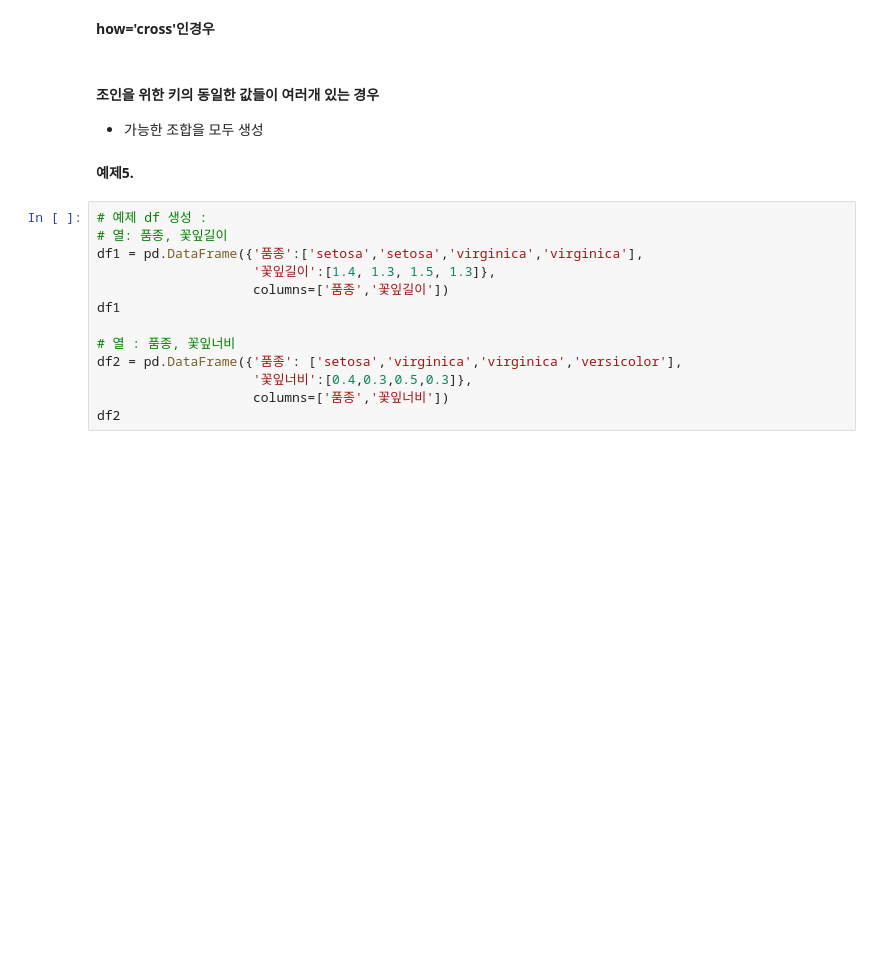
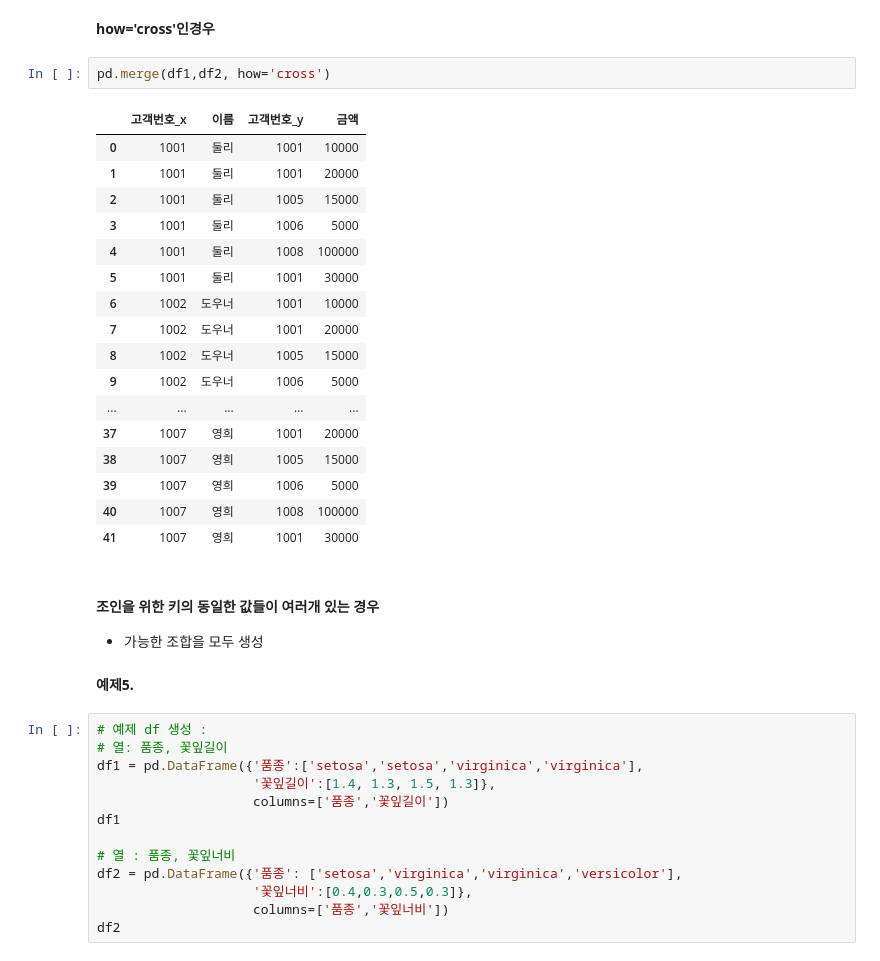
Before and after one commit to rlfgus0821/-HTML-, a Jupyter notebook: 05_pandas/pandas_07_데이터합치기.ipynb, the cells around one changed output. Cells and saved outputs as stored; diff of their text form; blank space fills up the shorter version.

```diff
--- a/05_pandas/pandas_07_데이터합치기.ipynb
+++ b/05_pandas/pandas_07_데이터합치기.ipynb
@@ -239,5 +482,25 @@ pd.merge(df1, df2, how='left')
 # %% [markdown]
 **how='cross'인경우**
+# %%
+pd.merge(df1,df2, how='cross')
+# %% [output]
+|  | 고객번호_x | 이름 | 고객번호_y | 금액 |
+| 0 | 1001 | 둘리 | 1001 | 10000 |
+| 1 | 1001 | 둘리 | 1001 | 20000 |
+| 2 | 1001 | 둘리 | 1005 | 15000 |
+| 3 | 1001 | 둘리 | 1006 | 5000 |
+| 4 | 1001 | 둘리 | 1008 | 100000 |
+| 5 | 1001 | 둘리 | 1001 | 30000 |
+| 6 | 1002 | 도우너 | 1001 | 10000 |
+| 7 | 1002 | 도우너 | 1001 | 20000 |
+| 8 | 1002 | 도우너 | 1005 | 15000 |
+| 9 | 1002 | 도우너 | 1006 | 5000 |
+| ... | ... | ... | ... | ... |
+| 37 | 1007 | 영희 | 1001 | 20000 |
+| 38 | 1007 | 영희 | 1005 | 15000 |
+| 39 | 1007 | 영희 | 1006 | 5000 |
+| 40 | 1007 | 영희 | 1008 | 100000 |
+| 41 | 1007 | 영희 | 1001 | 30000 |
 # %% [markdown]
 #### 조인을 위한 키의 동일한 값들이 여러개 있는 경우
 - 가능한 조합을 모두 생성
```
Also changed, not shown: parts of 63 cells of this notebook, 3 other files.
